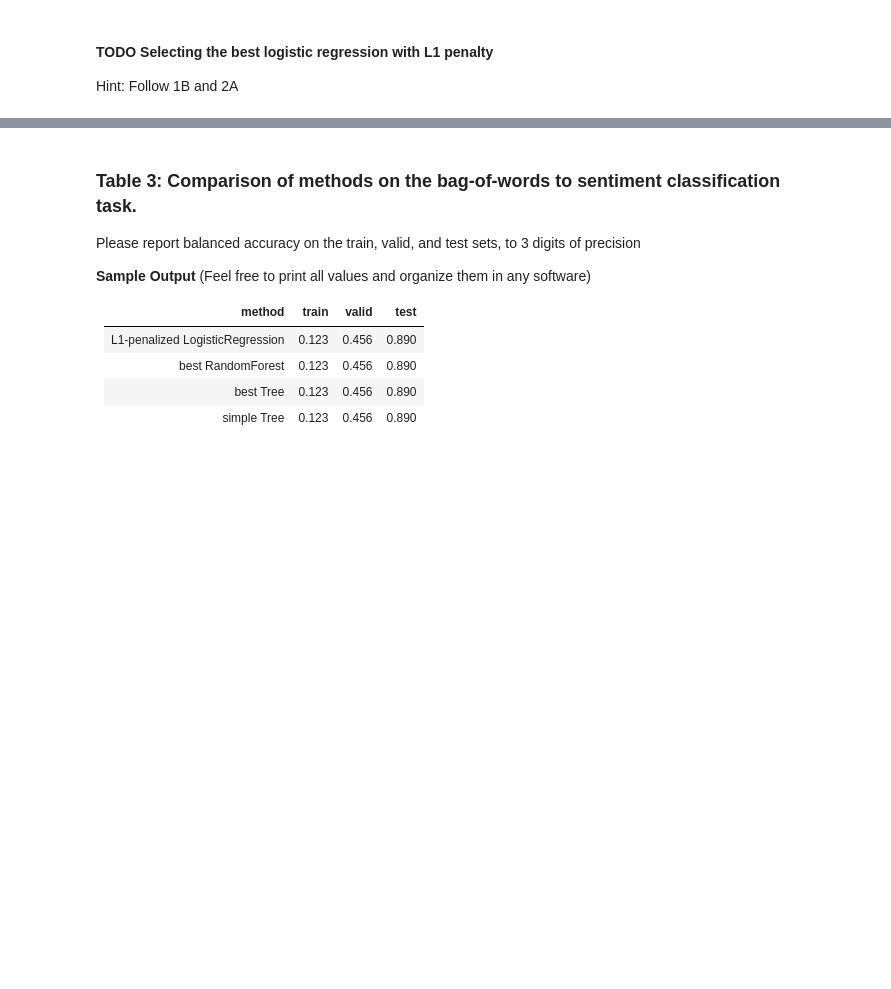
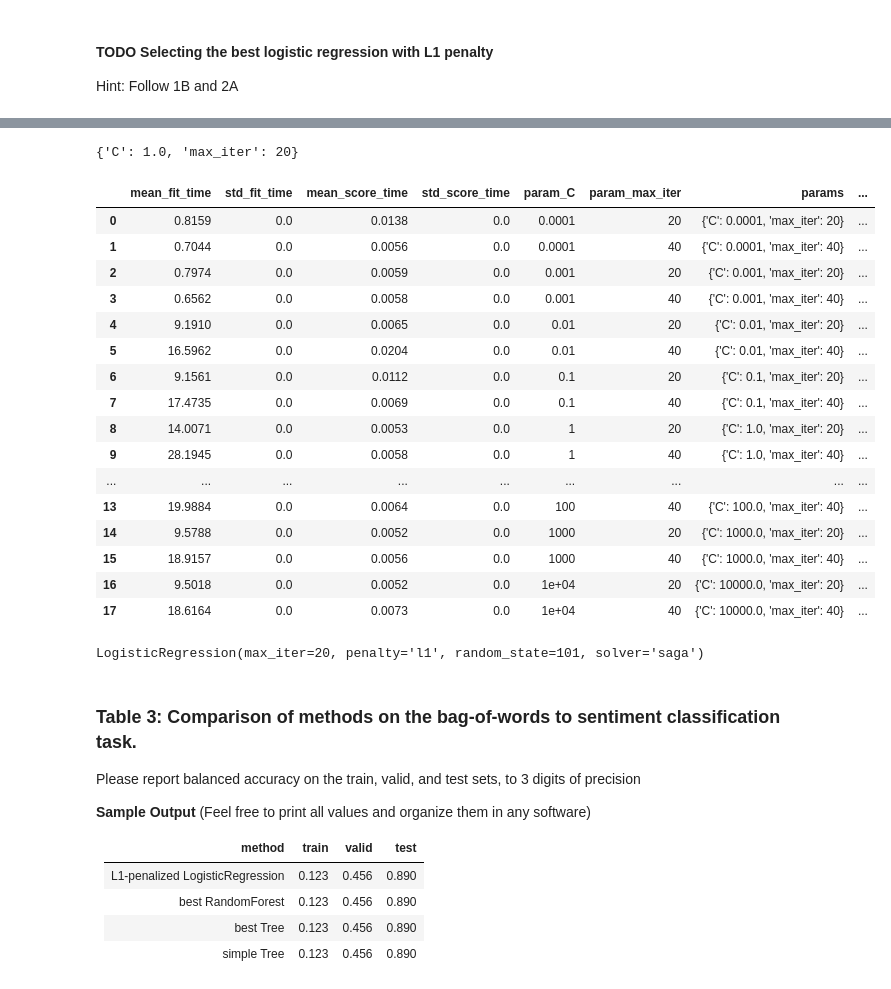
Before and after one commit to kamibrumi/comp135-intro-to-ml, a Jupyter notebook: hw4/hw4.ipynb, the cells around one changed output, grey strips where cells are left out. Cells and saved outputs as stored; diff of their text form; code cells hidden in the pictures; blank space fills up the shorter version.

Commit message:
started part II

```diff
--- a/hw4/hw4.ipynb
+++ b/hw4/hw4.ipynb
@@ -340,3 +526,23 @@ lasso_hyperparameter_grid_by_name = dict(
 # %% [markdown]
 #### TODO Selecting the best logistic regression with L1 penalty
 Hint: Follow 1B and 2A
+# %%
+logistic_regr_grid_searcher = sklearn.model_selection.GridSearchCV(
+    lasso,
+    lasso_hyperparameter_grid_by_name,
+    scoring='balanced_accuracy',
+    cv=my_splitter,
+    return_train_score=True,
+    refit=False) # TODO
+# %%
+# Do the search
+
+start_time_sec = time.time()
+logistic_regr_grid_searcher.fit(xall_LF, yall_L)
+elapsed_time_sec = time.time() - start_time_sec
+# %%
+# build data frame of results
+
+logistic_regr_search_results_df = pd.DataFrame(logistic_regr_grid_searcher.cv_results_).copy()
+print("Grid search of %3d configurations done after %6.1f sec" % (
+    logistic_regr_search_results_df.shape[0], elapsed_time_sec))
@@ -342,0 +551,7 @@ Hint: Follow 1B and 2A
+# %%
+# display search results
+
+pd.set_option('precision', 4)
+logistic_regr_keys = ['param_C', 'param_max_iter']
+logistic_regr_search_results_df.sort_values(logistic_regr_keys, inplace=True)
+logistic_regr_search_results_df[logistic_regr_keys + ['mean_train_score', 'mean_test_score', 'rank_test_score', 'mean_fit_time']]
@@ -343,3 +576,36 @@ Hint: Follow 1B and 2A
+# %%
+logistic_regr_grid_searcher.best_params_
+# %% [output]
+{'C': 1.0, 'max_iter': 20}
+# %%
+logistic_regr_search_results_df
+# %% [output]
+|  | mean_fit_time | std_fit_time | mean_score_time | std_score_time | param_C | param_max_iter | params | ... |
+| 0 | 0.8159 | 0.0 | 0.0138 | 0.0 | 0.0001 | 20 | {'C': 0.0001, 'max_iter': 20} | ... |
+| 1 | 0.7044 | 0.0 | 0.0056 | 0.0 | 0.0001 | 40 | {'C': 0.0001, 'max_iter': 40} | ... |
+| 2 | 0.7974 | 0.0 | 0.0059 | 0.0 | 0.001 | 20 | {'C': 0.001, 'max_iter': 20} | ... |
+| 3 | 0.6562 | 0.0 | 0.0058 | 0.0 | 0.001 | 40 | {'C': 0.001, 'max_iter': 40} | ... |
+| 4 | 9.1910 | 0.0 | 0.0065 | 0.0 | 0.01 | 20 | {'C': 0.01, 'max_iter': 20} | ... |
+| 5 | 16.5962 | 0.0 | 0.0204 | 0.0 | 0.01 | 40 | {'C': 0.01, 'max_iter': 40} | ... |
+| 6 | 9.1561 | 0.0 | 0.0112 | 0.0 | 0.1 | 20 | {'C': 0.1, 'max_iter': 20} | ... |
+| 7 | 17.4735 | 0.0 | 0.0069 | 0.0 | 0.1 | 40 | {'C': 0.1, 'max_iter': 40} | ... |
+| 8 | 14.0071 | 0.0 | 0.0053 | 0.0 | 1 | 20 | {'C': 1.0, 'max_iter': 20} | ... |
+| 9 | 28.1945 | 0.0 | 0.0058 | 0.0 | 1 | 40 | {'C': 1.0, 'max_iter': 40} | ... |
+| ... | ... | ... | ... | ... | ... | ... | ... | ... |
+| 13 | 19.9884 | 0.0 | 0.0064 | 0.0 | 100 | 40 | {'C': 100.0, 'max_iter': 40} | ... |
+| 14 | 9.5788 | 0.0 | 0.0052 | 0.0 | 1000 | 20 | {'C': 1000.0, 'max_iter': 20} | ... |
+| 15 | 18.9157 | 0.0 | 0.0056 | 0.0 | 1000 | 40 | {'C': 1000.0, 'max_iter': 40} | ... |
+| 16 | 9.5018 | 0.0 | 0.0052 | 0.0 | 1e+04 | 20 | {'C': 10000.0, 'max_iter': 20} | ... |
+| 17 | 18.6164 | 0.0 | 0.0073 | 0.0 | 1e+04 | 40 | {'C': 10000.0, 'max_iter': 40} | ... |
+# %%
+# build best logistic regression model
+
+best_logistic_regr = lasso.set_params(
+    C=logistic_regr_grid_searcher.best_params_['C'],
+    max_iter=logistic_regr_grid_searcher.best_params_['max_iter']) #TODO
+best_logistic_regr.fit(x_tr_NF, y_tr_N)
+# %% [output]
+LogisticRegression(max_iter=20, penalty='l1', random_state=101, solver='saga')
 # %% [markdown]
 ### Table 3: Comparison of methods on the bag-of-words to sentiment classification task.
 
```
Also changed, not shown: parts of 30 cells of this notebook, 13 other files.
